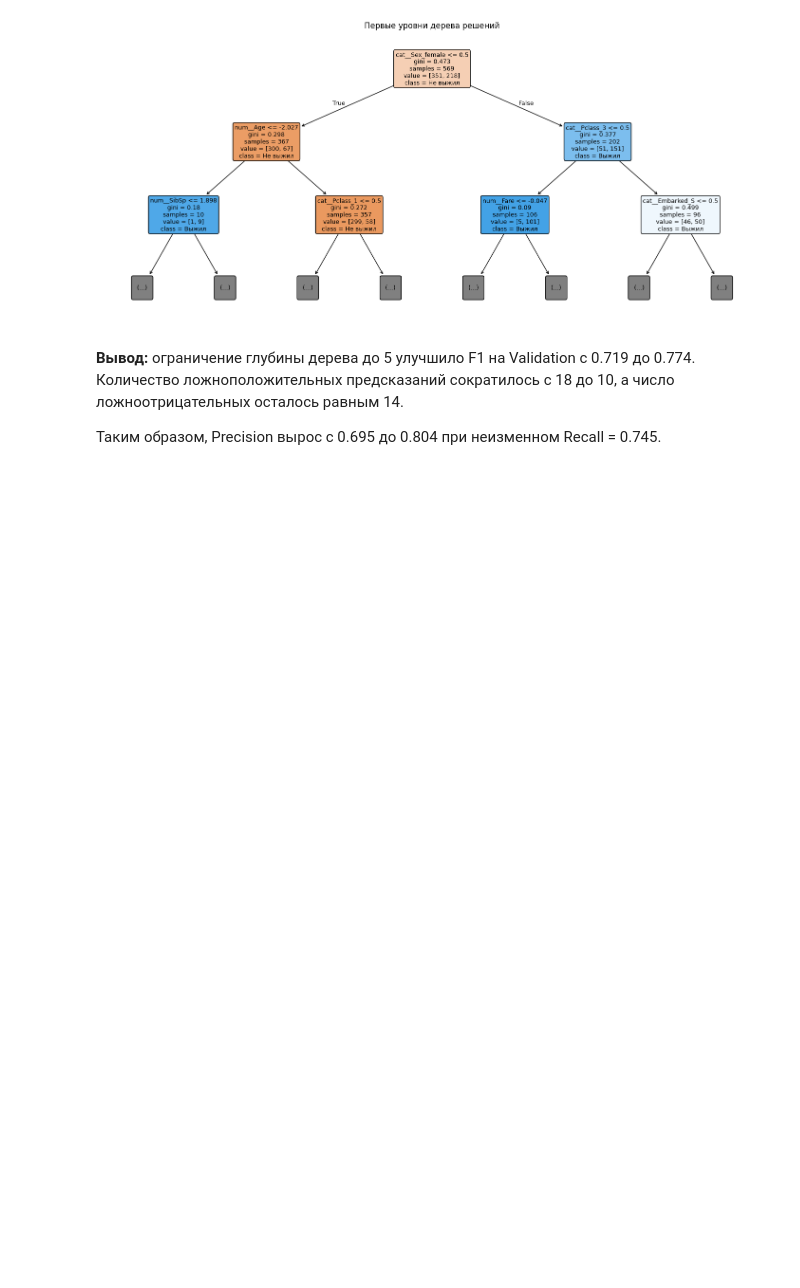
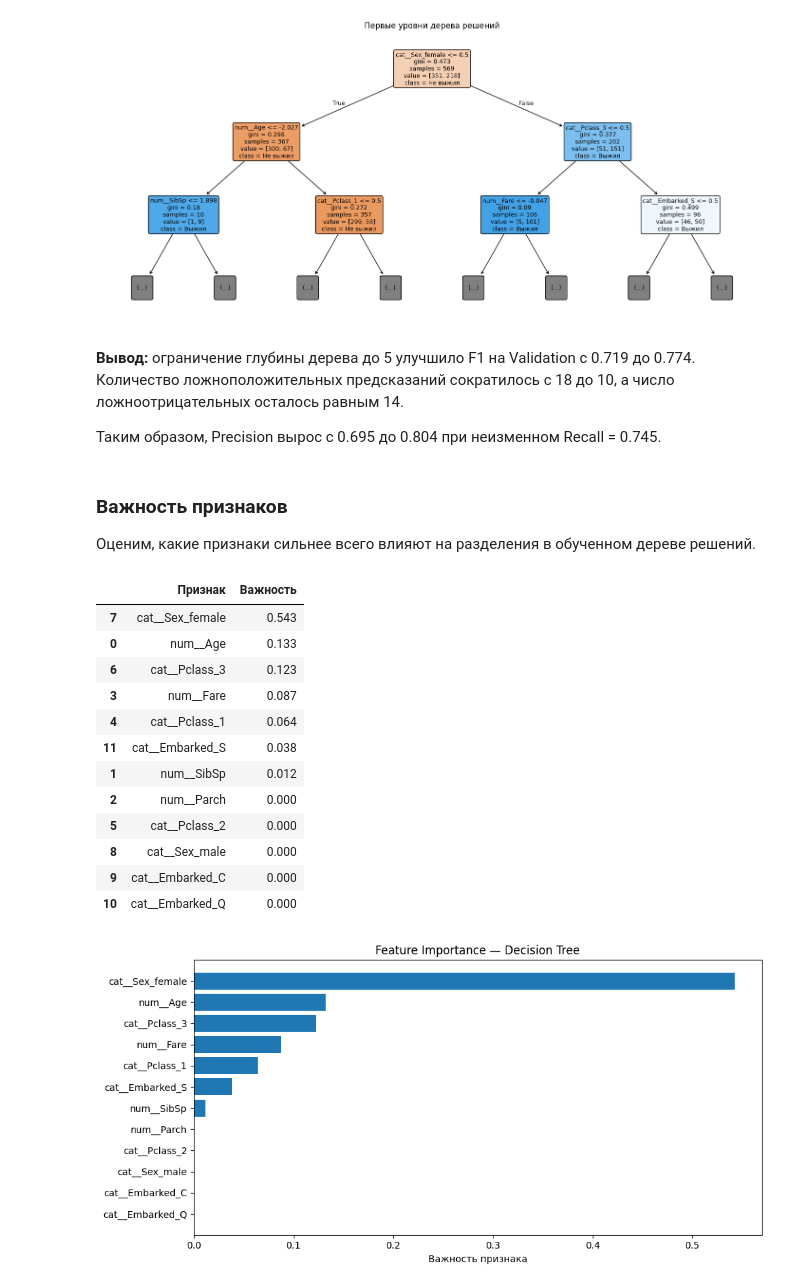
Before and after one commit to stdt106/ml_course_mai, a Jupyter notebook: lab02/lab02.ipynb, the cells around one changed output. Cells and saved outputs as stored; diff of their text form; code cells hidden in the pictures; blank space fills up the shorter version.

Commit message:
Изучил дерево решений и важность признаков

```diff
--- a/lab02/lab02.ipynb
+++ b/lab02/lab02.ipynb
@@ -417,3 +417,42 @@ plt.show()
 **Вывод:** ограничение глубины дерева до 5 улучшило F1 на Validation с 0.719 до 0.774. Количество ложноположительных предсказаний сократилось с 18 до 10, а число ложноотрицательных осталось равным 14.
 
 Таким образом, Precision вырос с 0.695 до 0.804 при неизменном Recall = 0.745.
+# %% [markdown]
+
+### Важность признаков
+
+Оценим, какие признаки сильнее всего влияют на разделения в обученном дереве решений.
+# %%
+importance = pd.DataFrame({
+    "Признак": preprocessor.get_feature_names_out(),
+    "Важность": best_tree.feature_importances_
+}).sort_values("Важность", ascending=False)
+
+display(importance.round(3))
+
+plt.figure(figsize=(10, 5))
+
+plt.barh(
+    importance["Признак"][::-1],
+    importance["Важность"][::-1]
+)
+
+plt.xlabel("Важность признака")
+plt.title("Feature Importance — Decision Tree")
+plt.tight_layout()
+plt.show()
+# %% [output]
+|  | Признак | Важность |
+| 7 | cat__Sex_female | 0.543 |
+| 0 | num__Age | 0.133 |
+| 6 | cat__Pclass_3 | 0.123 |
+| 3 | num__Fare | 0.087 |
+| 4 | cat__Pclass_1 | 0.064 |
+| 11 | cat__Embarked_S | 0.038 |
+| 1 | num__SibSp | 0.012 |
+| 2 | num__Parch | 0.000 |
+| 5 | cat__Pclass_2 | 0.000 |
+| 8 | cat__Sex_male | 0.000 |
+| 9 | cat__Embarked_C | 0.000 |
+| 10 | cat__Embarked_Q | 0.000 |
+[figure, added]
```
